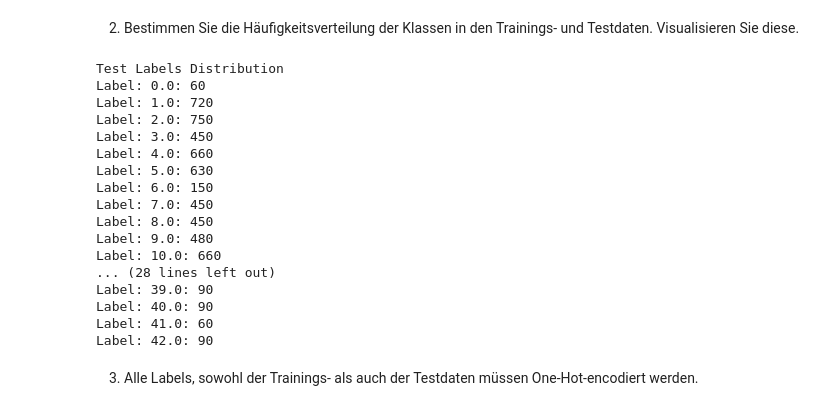
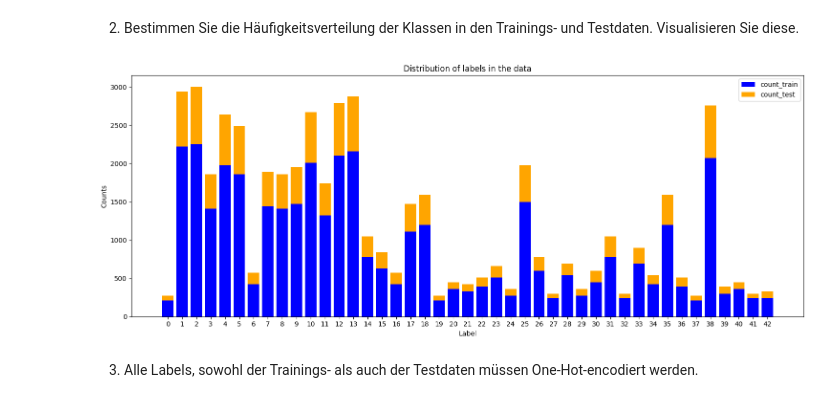
Before and after one commit to PatrykGadziomski/Data-Mining-and-Pattern-Recognition-HdM, a Jupyter notebook: Experiment 6 - CNN/Versuch_TrafficSignClassification.ipynb, the cells around one changed output. Saved outputs shown, nothing was run; the diff lists cells and outputs as text; code cells hidden in the pictures.

```diff
--- a/Experiment 6 - CNN/Versuch_TrafficSignClassification.ipynb
+++ b/Experiment 6 - CNN/Versuch_TrafficSignClassification.ipynb
@@ -187,27 +169,26 @@ for label, count in zip(labels_train, l_count_train):
-# %%
-labels, l_count = np.unique(testY, return_counts=True)
-
-print('Test Labels Distribution')
-for label, count in zip(labels, l_count):
-    print(f'Label: {label}: {count}')
-# %% [output]
-Test Labels Distribution
-Label: 0.0: 60
-Label: 1.0: 720
-Label: 2.0: 750
-Label: 3.0: 450
-Label: 4.0: 660
-Label: 5.0: 630
-Label: 6.0: 150
-Label: 7.0: 450
-Label: 8.0: 450
-Label: 9.0: 480
-Label: 10.0: 660
-... (28 lines left out)
-Label: 39.0: 90
-Label: 40.0: 90
-Label: 41.0: 60
-Label: 42.0: 90
+# %%
+labels_train, l_count_train = np.unique(trainY, return_counts=True)
+labels_test, l_count_test = np.unique(testY, return_counts=True)
+
+df = pd.DataFrame({'label': labels_train, 'count_train': l_count_train, 'count_test': l_count_test})
+
+# Create the stacked bar plot
+plt.figure(figsize=(15, 6))
+plt.bar(df['label'], df['count_train'], label='count_train', color='blue')
+plt.bar(df['label'], df['count_test'], bottom=df['count_train'], label='count_test', color='orange')
+
+# Customize the plot
+plt.xlabel('Label')
+plt.ylabel('Counts')
+plt.title('Distribution of labels in the data')
+plt.legend()
+plt.xticks(df['label'])
+plt.tight_layout()
+
+# Show the plot
+plt.show()
+# %% [output]
+[figure, added]
 # %% [markdown]
 3. Alle Labels, sowohl der Trainings- als auch der Testdaten müssen One-Hot-encodiert werden.
 # %%
```
Also changed, not shown: parts of 26 cells of this notebook.
